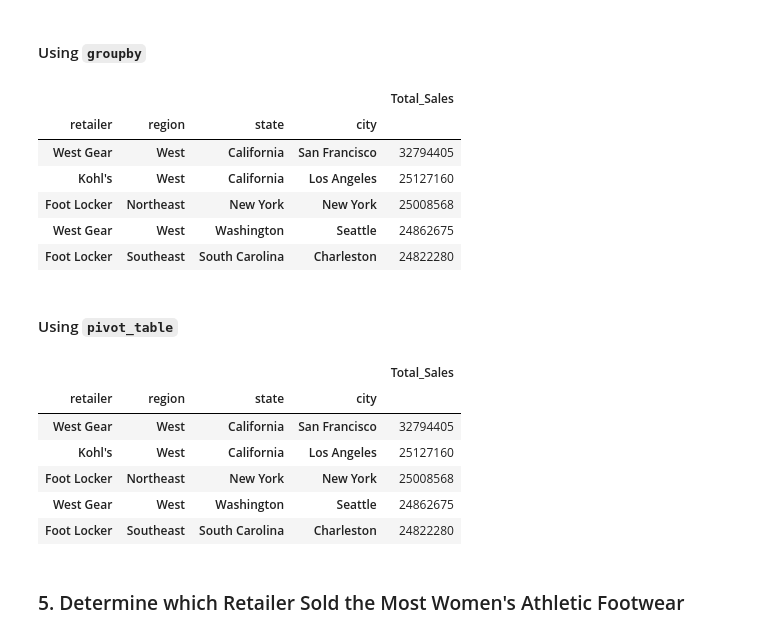
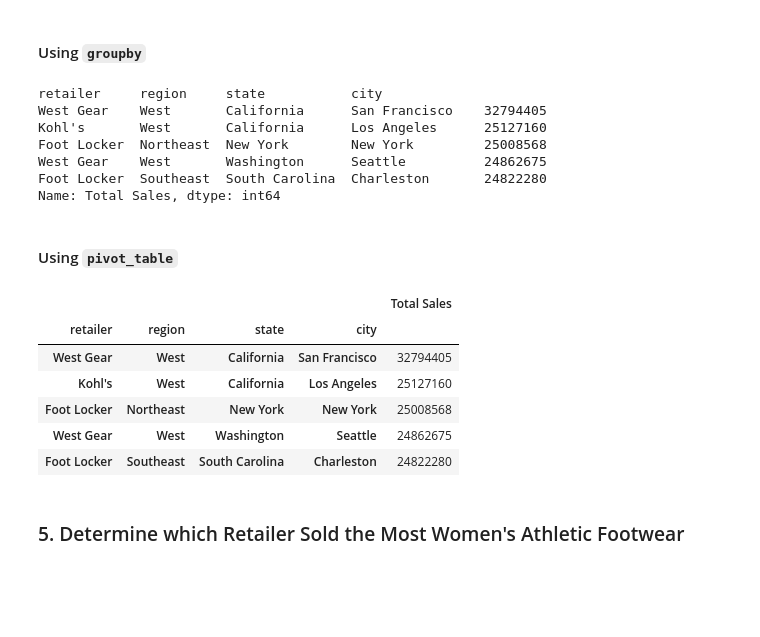
Before and after one commit to YuJames/athletic_sales_analysis, a Jupyter notebook: athletic_sales_analysis.ipynb, the cells around one changed output. Drawn from its saved outputs; the diff is of its cells as text; code cells hidden in the pictures; blank space fills up the shorter version.

```diff
--- a/athletic_sales_analysis.ipynb
+++ b/athletic_sales_analysis.ipynb
@@ -255,30 +255,30 @@ sales_pivot_region_state_city.head(5)
 #### Using `groupby`
 # %%
 # Show the total sales for the products sold for each retailer, region, state, and city.
+sales_groupby_retailer_region_state_city = df_2020_2021.groupby(by=["retailer", "region", "state", "city"])["total_sales"].sum()
 # Rename the "total_sales" column to "Total Sales"
-
-
+sales_groupby_retailer_region_state_city.rename("Total Sales", inplace=True)
 # Show the top 5 results.
+sales_groupby_retailer_region_state_city.sort_values(ascending=False).head(5)
 # %% [output]
-|  |  |  |  | Total_Sales |
-| retailer | region | state | city |  |
-| West Gear | West | California | San Francisco | 32794405 |
-| Kohl's | West | California | Los Angeles | 25127160 |
-| Foot Locker | Northeast | New York | New York | 25008568 |
-| West Gear | West | Washington | Seattle | 24862675 |
-| Foot Locker | Southeast | South Carolina | Charleston | 24822280 |
+retailer     region     state           city
+West Gear    West       California      San Francisco    32794405
+Kohl's       West       California      Los Angeles      25127160
+Foot Locker  Northeast  New York        New York         25008568
+West Gear    West       Washington      Seattle          24862675
+Foot Locker  Southeast  South Carolina  Charleston       24822280
+Name: Total Sales, dtype: int64
 # %% [markdown]
 #### Using `pivot_table`
 # %%
 # Show the total sales for the products sold for each retailer, region, state, and city.
-
-
+sales_pivot_retailer_region_state_city = pd.pivot_table(df_2020_2021, index=["retailer", "region", "state", "city"], values="total_sales", aggfunc="sum")
 # Optional: Rename the "total_sales" column to "Total Sales"
-
-
+sales_pivot_retailer_region_state_city.columns = ["Total Sales"]
 # Show the top 5 results.
+sales_pivot_retailer_region_state_city.sort_values(by=["Total Sales"], ascending=False).head(5)
 # %% [output]
-|  |  |  |  | Total_Sales |
+|  |  |  |  | Total Sales |
 | retailer | region | state | city |  |
 | West Gear | West | California | San Francisco | 32794405 |
 | Kohl's | West | California | Los Angeles | 25127160 |
```
Also changed, not shown: parts of 4 cells of this notebook.
